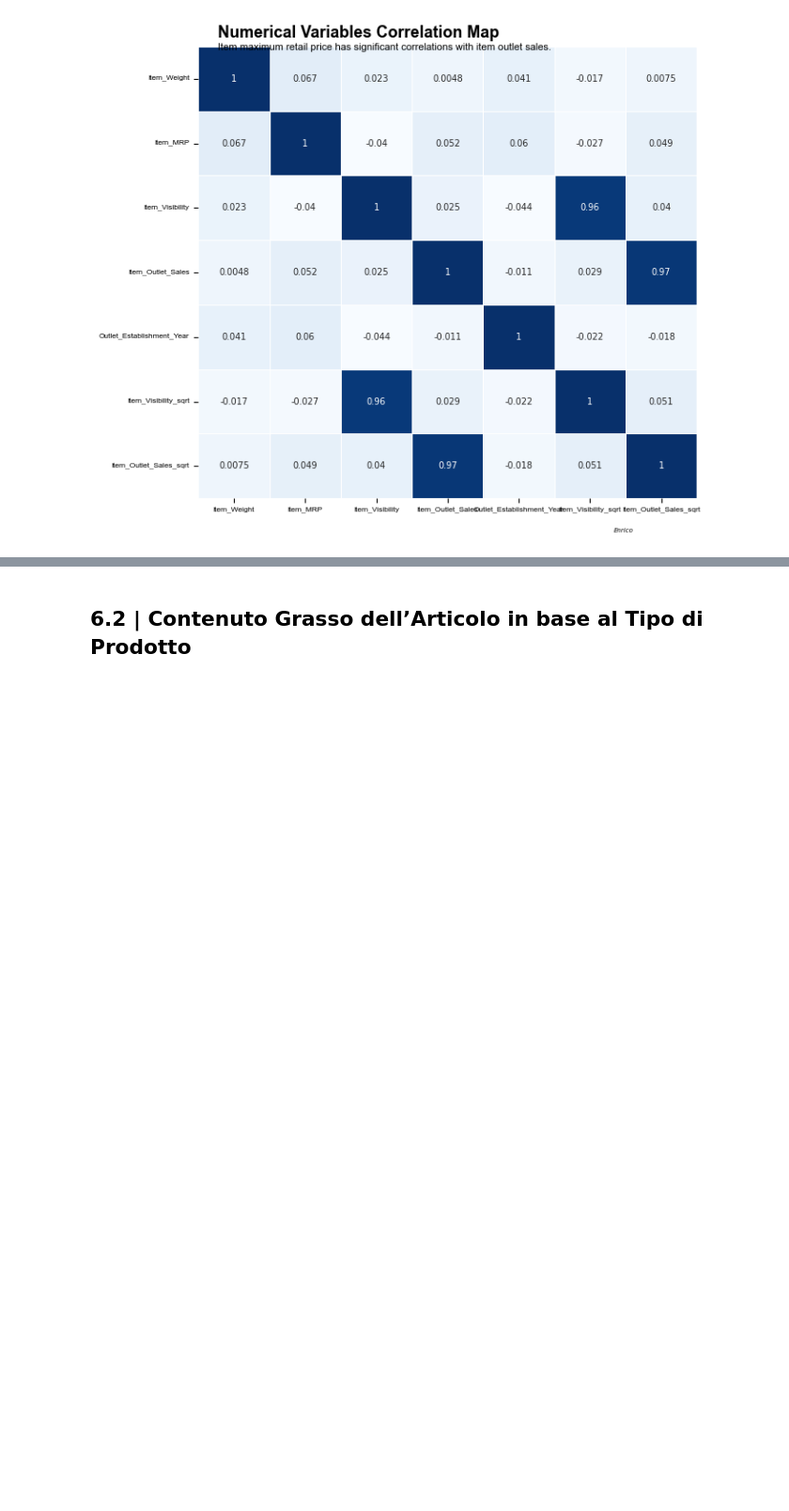
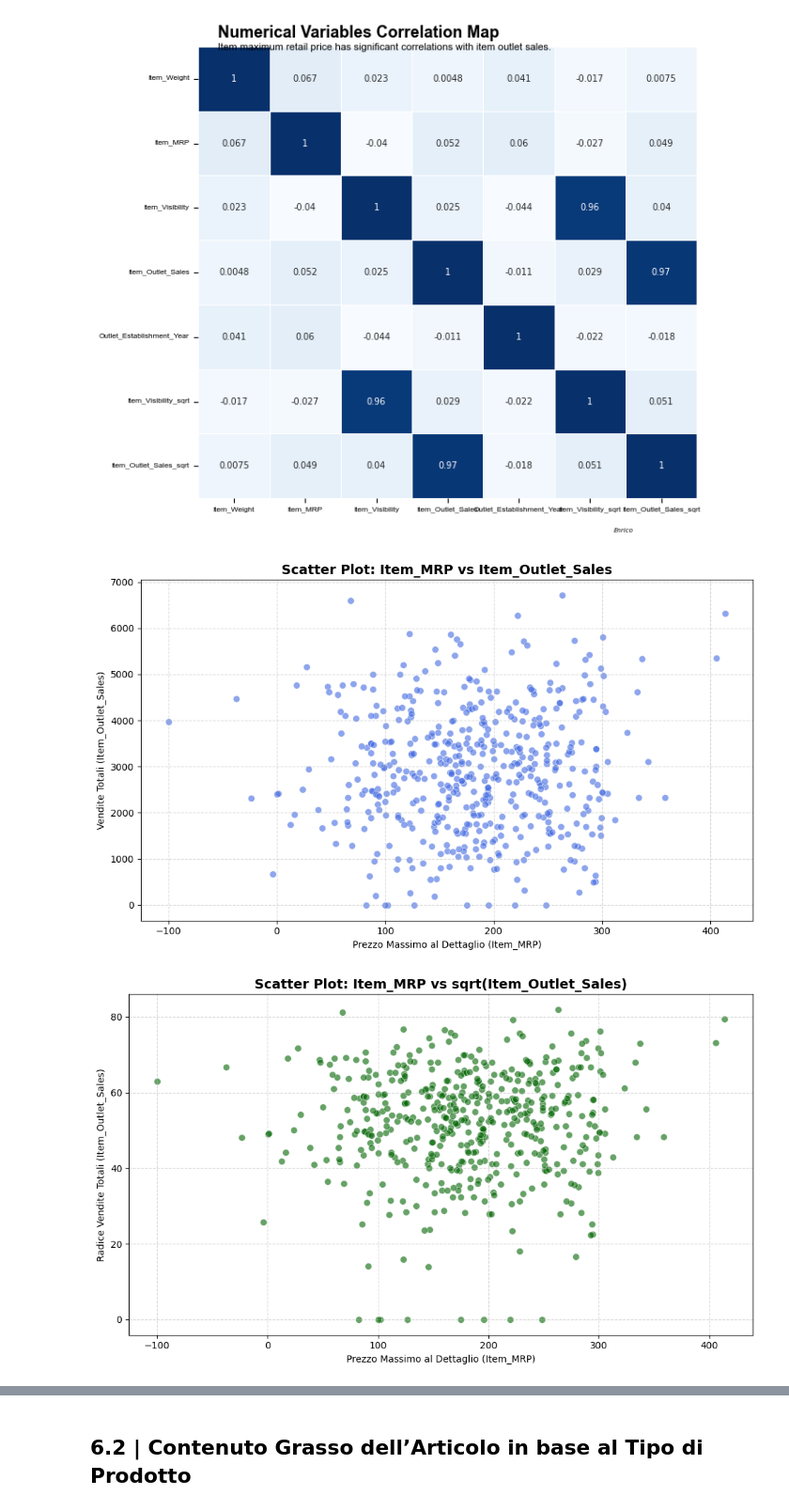
Before and after one commit to EnricoGuidi/ANALISI-E-OTTIMIZZAZIONE-GDO, a Jupyter notebook: ANALISI VENDITA NEL DETTAGLIO GDO/Analisi_vendita_dettaglio_GDO.ipynb, the cells around one changed output, grey strips where cells are left out. Shown at 94% size. Saved outputs shown, nothing was run; the diff lists cells and outputs as text; code cells hidden in the pictures; blank space fills up the shorter version.

```diff
--- a/ANALISI VENDITA NEL DETTAGLIO GDO/Analisi_vendita_dettaglio_GDO.ipynb.ipynb
+++ b/ANALISI VENDITA NEL DETTAGLIO GDO/Analisi_vendita_dettaglio_GDO.ipynb
@@ -712,3 +765,27 @@ plt.gcf().text(0.84, 0.03, 'Enrico', style='italic', fontsize=5)
 plt.show()
 # %% [output]
 [figure]
+# %%
+# Ricreazione degli scatter plot con maggiore visibilità e senza z-order
+# 1. Scatter plot: Item_MRP vs Item_Outlet_Sales
+plt.figure(figsize=(10, 6))
+sns.scatterplot(x="Item_MRP", y="Item_Outlet_Sales", data=df, color="royalblue", s=50, alpha=0.6)
+plt.title("Scatter Plot: Item_MRP vs Item_Outlet_Sales", fontsize=14, weight='bold')
+plt.xlabel("Prezzo Massimo al Dettaglio (Item_MRP)")
+plt.ylabel("Vendite Totali (Item_Outlet_Sales)")
+plt.grid(True, linestyle='--', alpha=0.5)
+plt.tight_layout()
+plt.show()
+
+# 2. Scatter plot: Item_MRP vs sqrt(Item_Outlet_Sales)
+plt.figure(figsize=(10, 6))
+sns.scatterplot(x="Item_MRP", y="Item_Outlet_Sales_sqrt", data=df, color="darkgreen", s=50, alpha=0.6)
+plt.title("Scatter Plot: Item_MRP vs sqrt(Item_Outlet_Sales)", fontsize=14, weight='bold')
+plt.xlabel("Prezzo Massimo al Dettaglio (Item_MRP)")
+plt.ylabel("Radice Vendite Totali (Item_Outlet_Sales)")
+plt.grid(True, linestyle='--', alpha=0.5)
+plt.tight_layout()
+plt.show()
+# %% [output]
+[figure, added]
+[figure, added]
```
Also changed, not shown: parts of 11 cells of this notebook.
